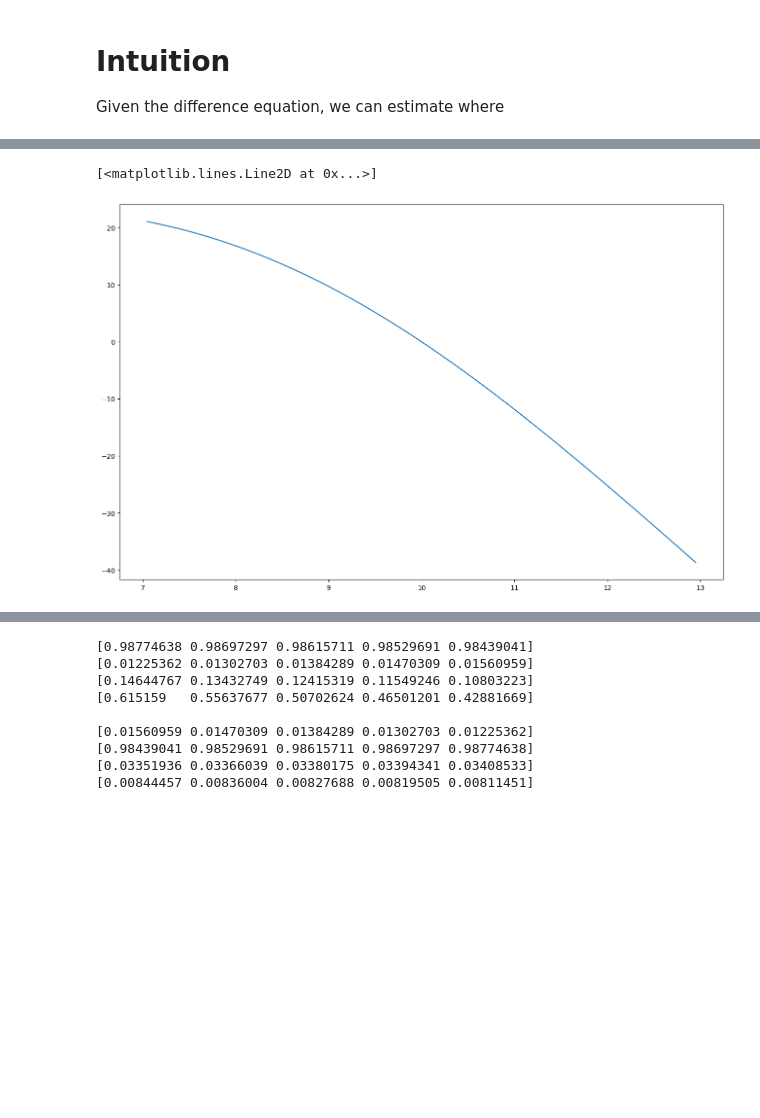
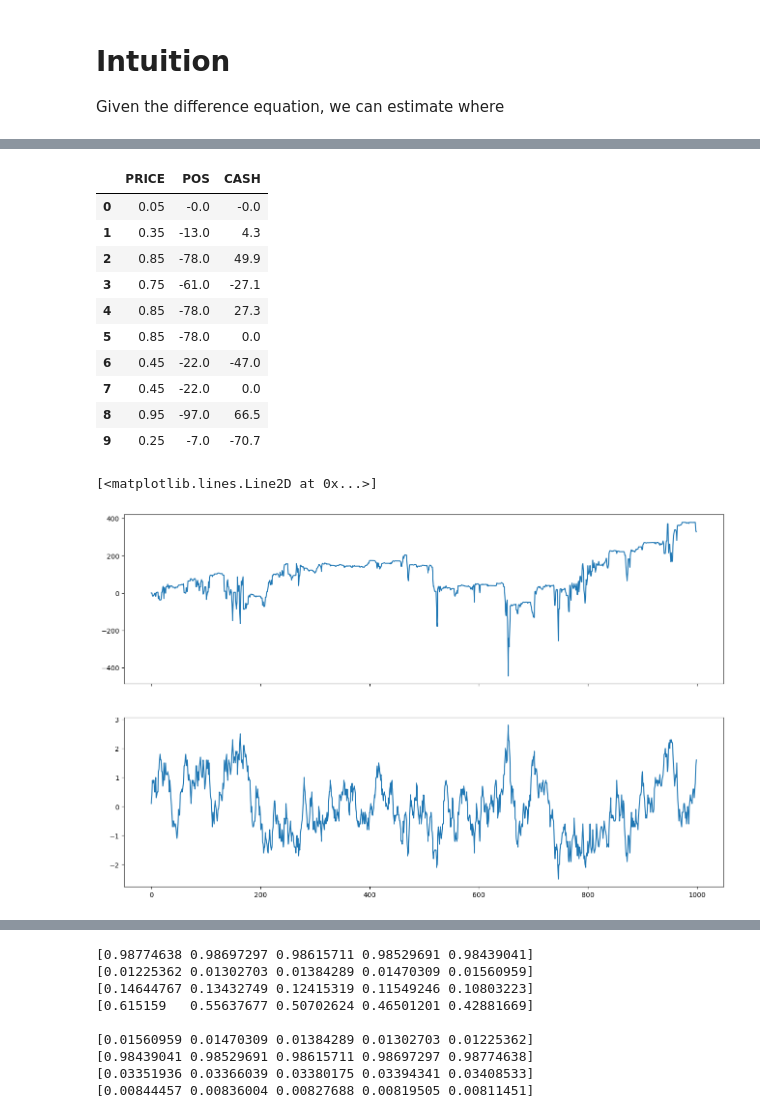
Before and after one commit to philipwlee/oumm, a Jupyter notebook: ou_market_making.ipynb, the cells around one changed output, grey strips where cells are left out. Drawn from its saved outputs; the diff is of its cells as text; code cells hidden in the pictures; blank space fills up the shorter version.

```diff
--- a/ou_market_making.ipynb
+++ b/ou_market_making.ipynb
@@ -242,18 +331,21 @@ plt.show()
-# %%
-def kelly_criterion(p: float, q: float, a: float, b: float) -> float:
-    return p/a - q/b
-
-index = np.argmax(np.isclose(strat.mids, 10.05))
-
-p = strat.pup / strat.tot
-q = strat.pdo / strat.tot
-
-b = strat.eup / strat.mids
-a = strat.edo / strat.mids
-
-mask_near = np.abs(strat.mids-10) < 3
-
-plt.plot(strat.mids[mask_near], kelly_criterion(p, q, a, b)[mask_near])
-# %% [output]
-[<matplotlib.lines.Line2D at 0x...>]
-[figure, removed]
+# %%
+strat.backtest()
+display(strat.trades.head(10))
+
+fig, axs = plt.subplots(2, sharex=True)
+axs[0].plot(strat.trades["CASH"].cumsum() + strat.trades["PRICE"] * strat.trades["POS"])
+axs[1].plot(strat.pripro.ask_price)
+# %% [output]
+|  | PRICE | POS | CASH |
+| 0 | 0.05 | -0.0 | -0.0 |
+| 1 | 0.35 | -13.0 | 4.3 |
+| 2 | 0.85 | -78.0 | 49.9 |
+| 3 | 0.75 | -61.0 | -27.1 |
+| 4 | 0.85 | -78.0 | 27.3 |
+| 5 | 0.85 | -78.0 | 0.0 |
+| 6 | 0.45 | -22.0 | -47.0 |
+| 7 | 0.45 | -22.0 | 0.0 |
+| 8 | 0.95 | -97.0 | 66.5 |
+| 9 | 0.25 | -7.0 | -70.7 |
+[<matplotlib.lines.Line2D at 0x...>]
+[figure, added]
```
Also changed, not shown: parts of 17 cells of this notebook.
